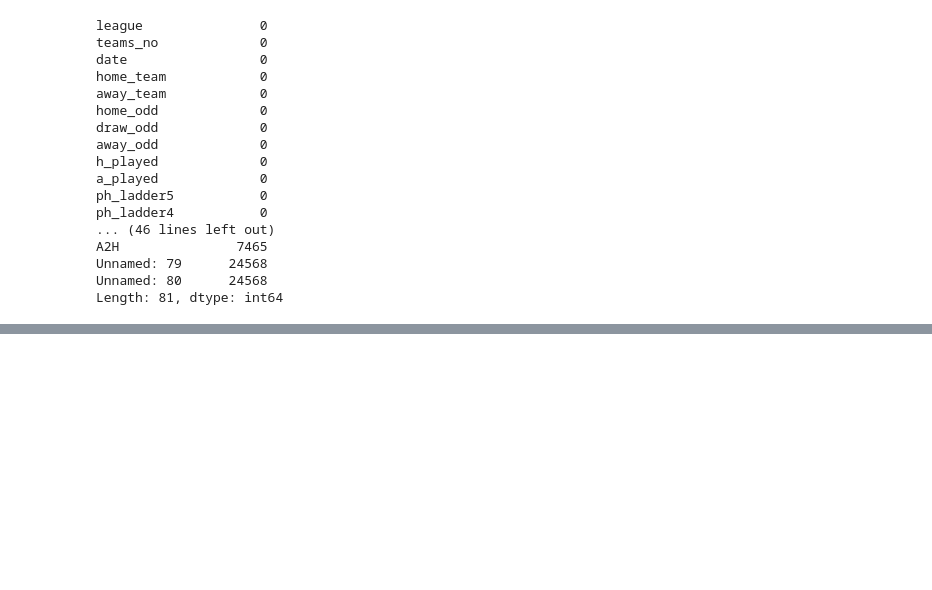
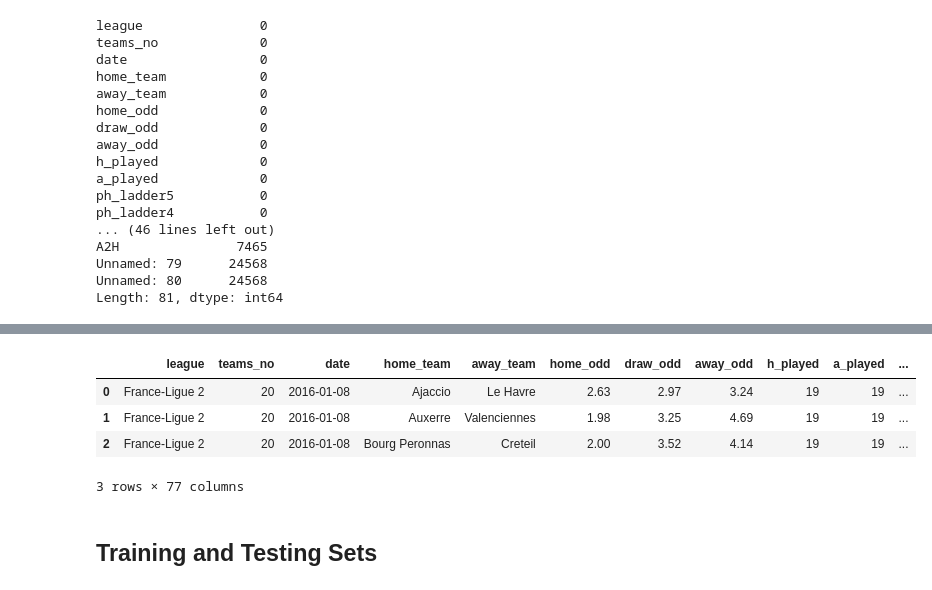
Before and after one commit to nnorukaemeka/piq2019, a Jupyter notebook: PredictiveSport.ipynb, the cells around one changed output, grey strips where cells are left out. Cells and saved outputs as stored; diff of their text form; code cells hidden in the pictures; blank space fills up the shorter version.

```diff
--- a/PredictiveSport.ipynb
+++ b/PredictiveSport.ipynb
@@ -217,3 +195,21 @@ A2H               7465
 Unnamed: 79      24568
 Unnamed: 80      24568
 Length: 81, dtype: int64
+# %%
+# Compare missing data with their corresponding count to see if it is feasible to drop all rows with missing values
+# Columns with missing data greater than 50% will be dropped.
+missing_col = ["h_goal_signal", "a_goal_signal", "a_final", "h_half", "a_half", "H1H", "A1H", "H2H", "A2H", "Unnamed: 79", "Unnamed: 80"]
+for col in missing_col:
+    print("count_for_", col)
+    print(df[col].count())
+    print("missing value_for_", col)
+    print(df[col].isnull().sum())
+    if df[col].isnull().sum() > 0.5*(df[col].count()):
+        print("Missing value is greater than 50%, therefore I drop ", col)
+        df.drop([col], axis=1, inplace=True)
+        print("\n")
+    else:
+        print("Missing value is less than 50%, therefore I compute mean and fill the missing values with calculated mean")
+        mean_pw = df[col].mean() #compute the mean
+        df[col].fillna(mean_pw, inplace=True) #Fill the missing values with calculated mean
+        print("\n")
@@ -219,0 +259,13 @@ Length: 81, dtype: int64
+# %%
+# mean_col = ['h_goal_signal', 'a_goal_signal', 'a_final', 'H1H', 'A1H', 'H2H', 'A2H']
+# print(df[mean_col])
+
+df.head(3)
+# %% [output]
+|  | league | teams_no | date | home_team | away_team | home_odd | draw_odd | away_odd | h_played | a_played | ... |
+| 0 | France-Ligue 2 | 20 | 2016-01-08 | Ajaccio | Le Havre | 2.63 | 2.97 | 3.24 | 19 | 19 | ... |
+| 1 | France-Ligue 2 | 20 | 2016-01-08 | Auxerre | Valenciennes | 1.98 | 3.25 | 4.69 | 19 | 19 | ... |
+| 2 | France-Ligue 2 | 20 | 2016-01-08 | Bourg Peronnas | Creteil | 2.00 | 3.52 | 4.14 | 19 | 19 | ... |
+3 rows × 77 columns
+# %% [markdown]
+## Training and Testing Sets
```
Also changed, not shown: parts of 10 cells of this notebook.
